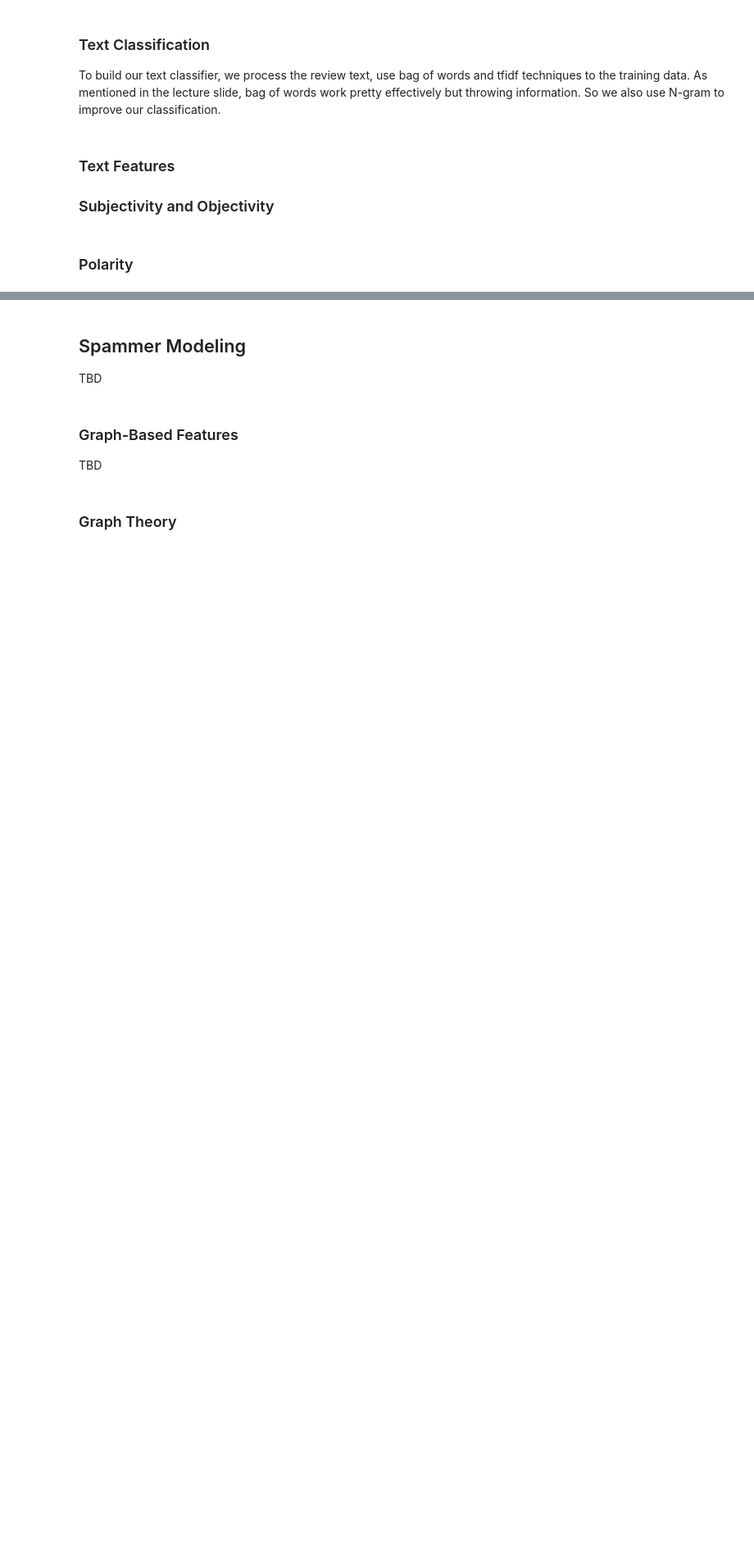
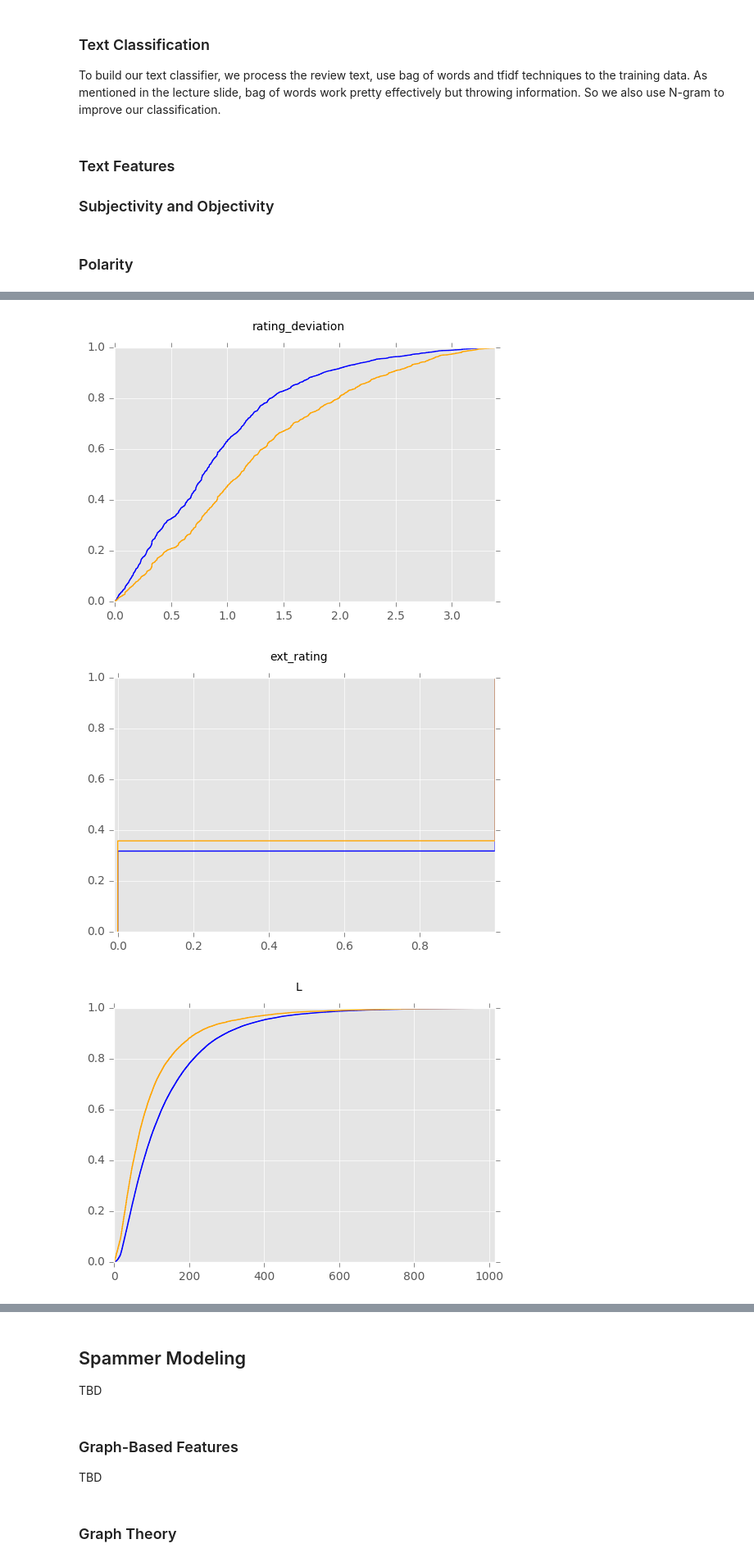
Before and after one commit to terry81811/biubiuPotify, a Jupyter notebook: notebook/yelpSpammer.ipynb, the cells around one changed output, grey strips where cells are left out. Shown at 82% size. Saved outputs shown, nothing was run; the diff lists cells and outputs as text; code cells hidden in the pictures; blank space fills up the shorter version.

Commit message:
feature::visualization plot Pittsburgh data

```diff
--- a/notebook/yelpSpammer.ipynb
+++ b/notebook/yelpSpammer.ipynb
@@ -37,6 +37,13 @@ from collections import OrderedDict
 import codecs
 import re
 
+import pandas as pd
+import numpy as np
+import matplotlib
+matplotlib.use("svg")
+import matplotlib.pyplot as plt
+plt.style.use("ggplot")
+
 import random
 from time import sleep
 
@@ -519,0 +531,14 @@ for k, v in categories.iteritems():
+# %%
+def plotCDF(data, label, feature_name, data_type='review'):
+    if data_type == 'review':
+        rec_data = sorted(data[label == 1])
+        nonRec_data = sorted(data[label == -1])
+    elif data_type == 'restaurant' or data_type == 'user':
+        rec_data = sorted(data[label == False])
+        nonRec_data = sorted(data[label == True])
+    plt.figure()
+    plt.suptitle(feature_name)
+    plt.axis([-0.01, rec_data[len(rec_data) - 50], 0, 1])
+    plt.plot(rec_data, np.linspace(0, 1, len(rec_data)), color='blue')
+    plt.plot(nonRec_data, np.linspace(0, 1, len(nonRec_data)), color='orange')
+    plt.show()
@@ -519,0 +547,14 @@ for k, v in categories.iteritems():
+# %%
+# review feature plot CDF (Pittsburgh)
+review_df = pd.read_csv('../data/review_features_labeled.tsv', delimiter='\t')
+
+label = review_df['label']
+
+df = review_df.drop(['rank', 'rank_ratio', 'k', 'biz', 'user', 'rating', 'date', 'rank_time_frame', 'label'], 1)
+
+for feature_name in df.columns:
+    plotCDF(df[feature_name], label, feature_name, 'review')
+# %% [output]
+[figure, added]
+[figure, added]
+[figure, added]
```
Also changed, not shown: parts of 8 cells of this notebook, 1 other file.
